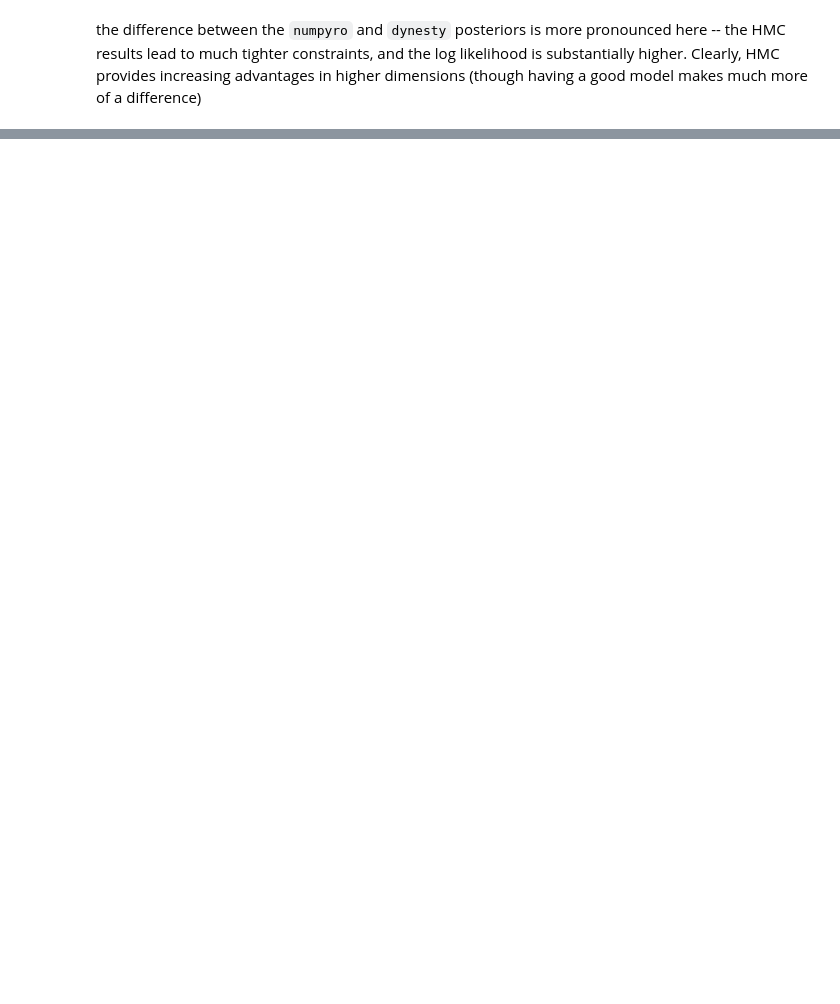
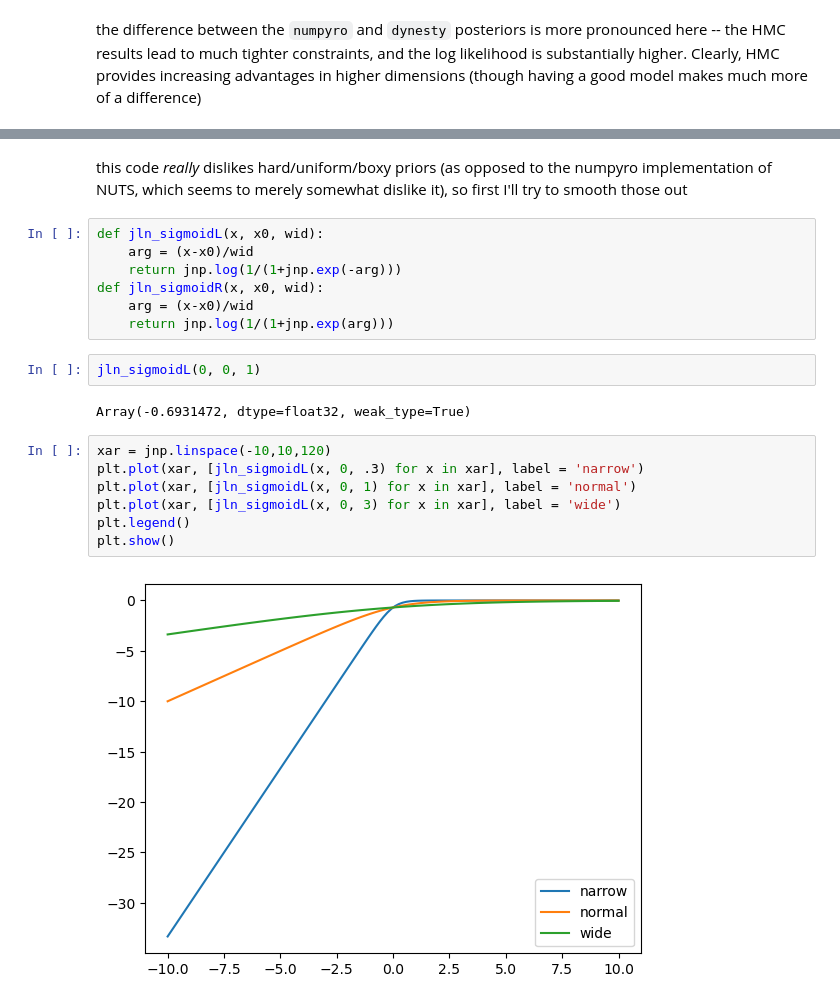
Before and after one commit to samueldmcdermott/gcepy, a Jupyter notebook: notebooks/gce_samplers.ipynb, the cells around one changed output, grey strips where cells are left out. Drawn from its saved outputs; the diff is of its cells as text; blank space fills up the shorter version.

```diff
--- a/notebooks/gce_samplers.ipynb
+++ b/notebooks/gce_samplers.ipynb
@@ -233,0 +239,22 @@ the difference between the `numpyro` and `dynesty` posteriors is more pronounced
+# %% [markdown]
+this code _really_ dislikes hard/uniform/boxy priors (as opposed to the numpyro implementation of NUTS, which seems to merely somewhat dislike it), so first I'll try to smooth those out
+# %%
+def jln_sigmoidL(x, x0, wid):
+    arg = (x-x0)/wid
+    return jnp.log(1/(1+jnp.exp(-arg)))
+def jln_sigmoidR(x, x0, wid):
+    arg = (x-x0)/wid
+    return jnp.log(1/(1+jnp.exp(arg)))
+# %%
+jln_sigmoidL(0, 0, 1)
+# %% [output]
+Array(-0.6931472, dtype=float32, weak_type=True)
+# %%
+xar = jnp.linspace(-10,10,120)
+plt.plot(xar, [jln_sigmoidL(x, 0, .3) for x in xar], label = 'narrow')
+plt.plot(xar, [jln_sigmoidL(x, 0, 1) for x in xar], label = 'normal')
+plt.plot(xar, [jln_sigmoidL(x, 0, 3) for x in xar], label = 'wide')
+plt.legend()
+plt.show()
+# %% [output]
+[figure, added]
```
Also changed, not shown: parts of 30 cells of this notebook, 3 other files.
